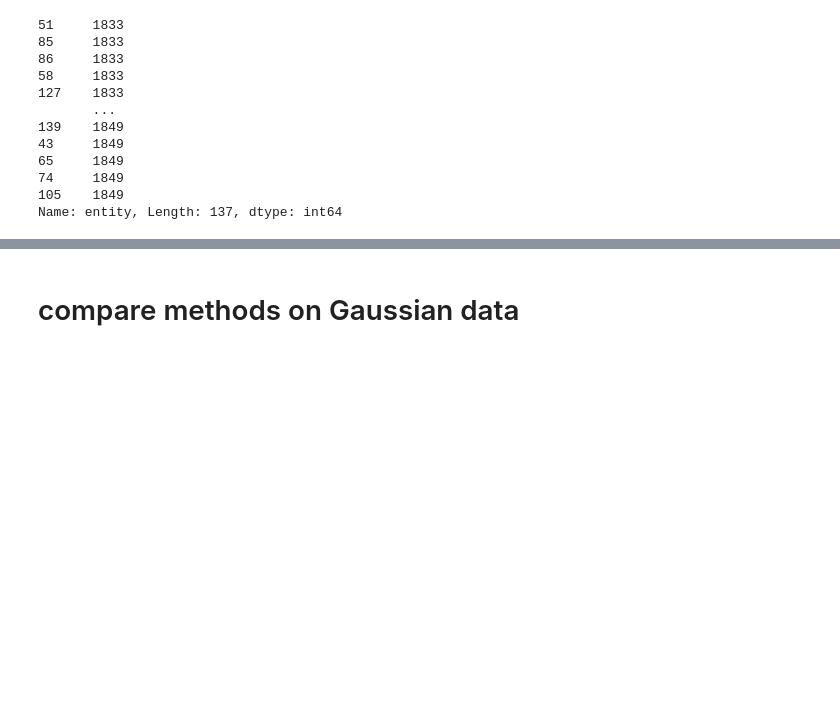
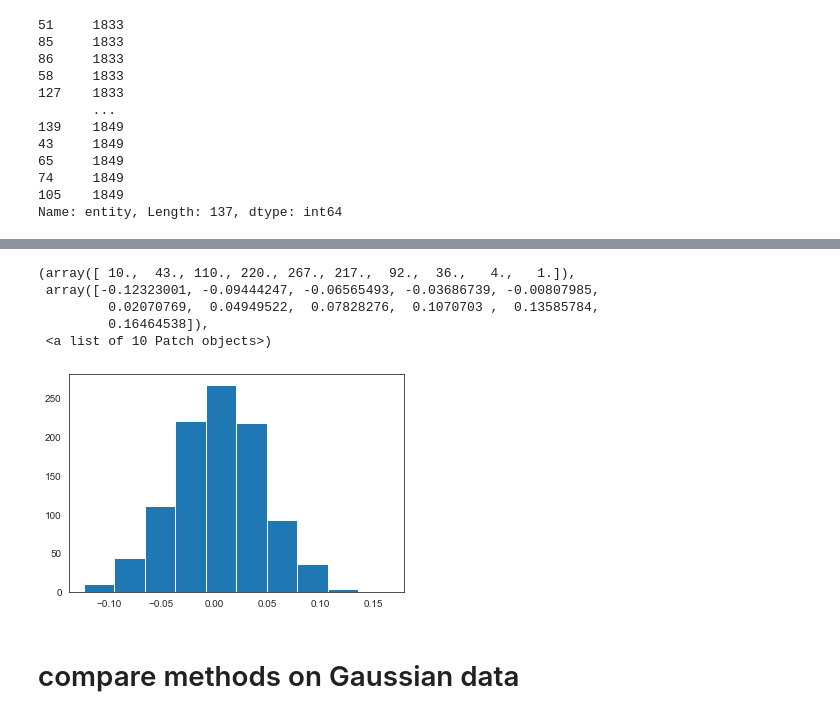
Before and after one commit to CINPLA/septum-mec, a Jupyter notebook: notebooks/20_comparisons_gridcells.ipynb, the cells around one changed output, grey strips where cells are left out. Drawn from its saved outputs; the diff is of its cells as text; code cells hidden in the pictures; blank space fills up the shorter version.

```diff
--- a/notebooks/20_comparisons_gridcells.ipynb
+++ b/notebooks/20_comparisons_gridcells.ipynb
@@ -305,0 +334,27 @@ AttributeError: Cannot access callable attribute 'sample' of 'DataFrameGroupBy'
+# %%
+def block_bootstrap_pvalue(data, groupby, case, control, n_blocks=100, n_samples=1000, statistic=np.mean, alpha=0.05):
+    group = data.loc[:, [groupby, control, case]].groupby(groupby)
+
+    case_mean, _, _ = compute_weighted_mean_sem(data, case, groupby)
+    control_mean, _, _ = compute_weighted_mean_sem(data, control, groupby)
+    emp_diff_means = abs(case_mean - control_mean)
+
+    bs_replicates = []
+    for _ in range(n_samples):
+        group_sample = group.sample(n=n_blocks, replace=True)
+        diff = statistic(group_sample[case]) - statistic(group_sample[control])
+        bs_replicates.append(diff)
+    bs_replicates = np.array(bs_replicates)
+
+    bs_replicates_shifted = bs_replicates - bs_replicates.mean()
+    emp_diff_pctile_rnk = scipy.stats.percentileofscore(bs_replicates_shifted, emp_diff_means)
+
+    auc_left = emp_diff_pctile_rnk / 100
+    auc_right = 1 - auc_left
+    pval = min([auc_left, auc_right]) * 2
+
+    low, high = np.percentile(bs_replicates, [(alpha / 2.0) * 100, (1 - alpha / 2.0) * 100])
+
+    return pval, low, high, bs_replicates
+# %%
+pval, low, high, bs_replicates = block_bootstrap_pvalue(results['gridness'], 'entity', case, control)
@@ -306,3 +365,12 @@ AttributeError: Cannot access callable attribute 'sample' of 'DataFrameGroupBy'
+# %%
+plt.hist(bs_replicates)
+# %% [output]
+(array([ 10.,  43., 110., 220., 267., 217.,  92.,  36.,   4.,   1.]),
+ array([-0.12323001, -0.09444247, -0.06565493, -0.03686739, -0.00807985,
+         0.02070769,  0.04949522,  0.07828276,  0.1070703 ,  0.13585784,
+         0.16464538]),
+ <a list of 10 Patch objects>)
+[figure, added]
 # %% [markdown]
 # compare methods on Gaussian data
 # %%
```
Also changed, not shown: parts of 16 cells of this notebook, 1 other file.
